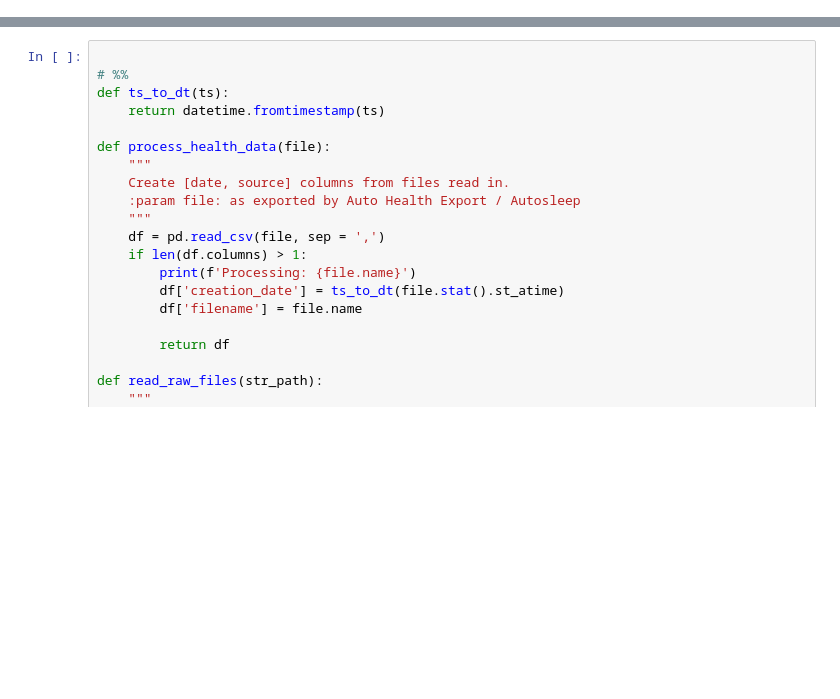
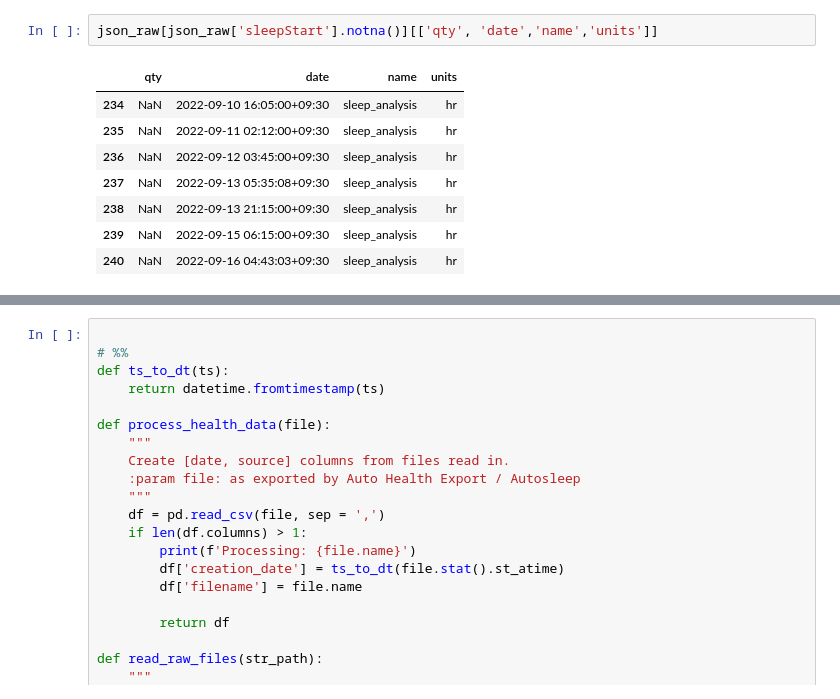
Before and after one commit to namtonthat/apple-health-data, a Jupyter notebook: ap.ipynb, the cells around one changed output, grey strips where cells are left out. Cells and saved outputs as stored; diff of their text form; blank space fills up the shorter version.

```diff
--- a/ap.ipynb
+++ b/ap.ipynb
@@ -15,0 +112,11 @@ from ics import Calendar, Event
+# %%
+json_raw[json_raw['sleepStart'].notna()][['qty', 'date','name','units']]
+# %% [output]
+|  | qty | date | name | units |
+| 234 | NaN | 2022-09-10 16:05:00+09:30 | sleep_analysis | hr |
+| 235 | NaN | 2022-09-11 02:12:00+09:30 | sleep_analysis | hr |
+| 236 | NaN | 2022-09-12 03:45:00+09:30 | sleep_analysis | hr |
+| 237 | NaN | 2022-09-13 05:35:08+09:30 | sleep_analysis | hr |
+| 238 | NaN | 2022-09-13 21:15:00+09:30 | sleep_analysis | hr |
+| 239 | NaN | 2022-09-15 06:15:00+09:30 | sleep_analysis | hr |
+| 240 | NaN | 2022-09-16 04:43:03+09:30 | sleep_analysis | hr |
```
Also changed, not shown: parts of 10 cells of this notebook, 1 other file.
